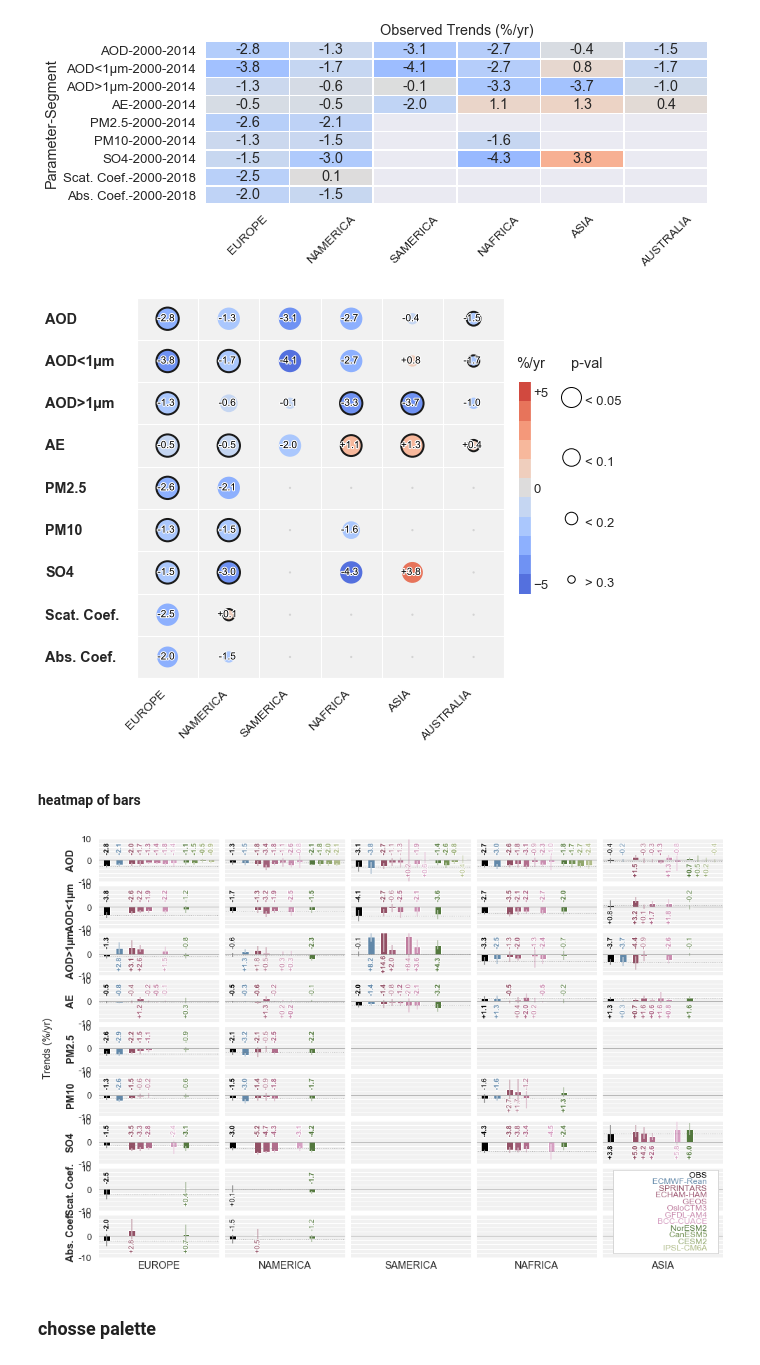
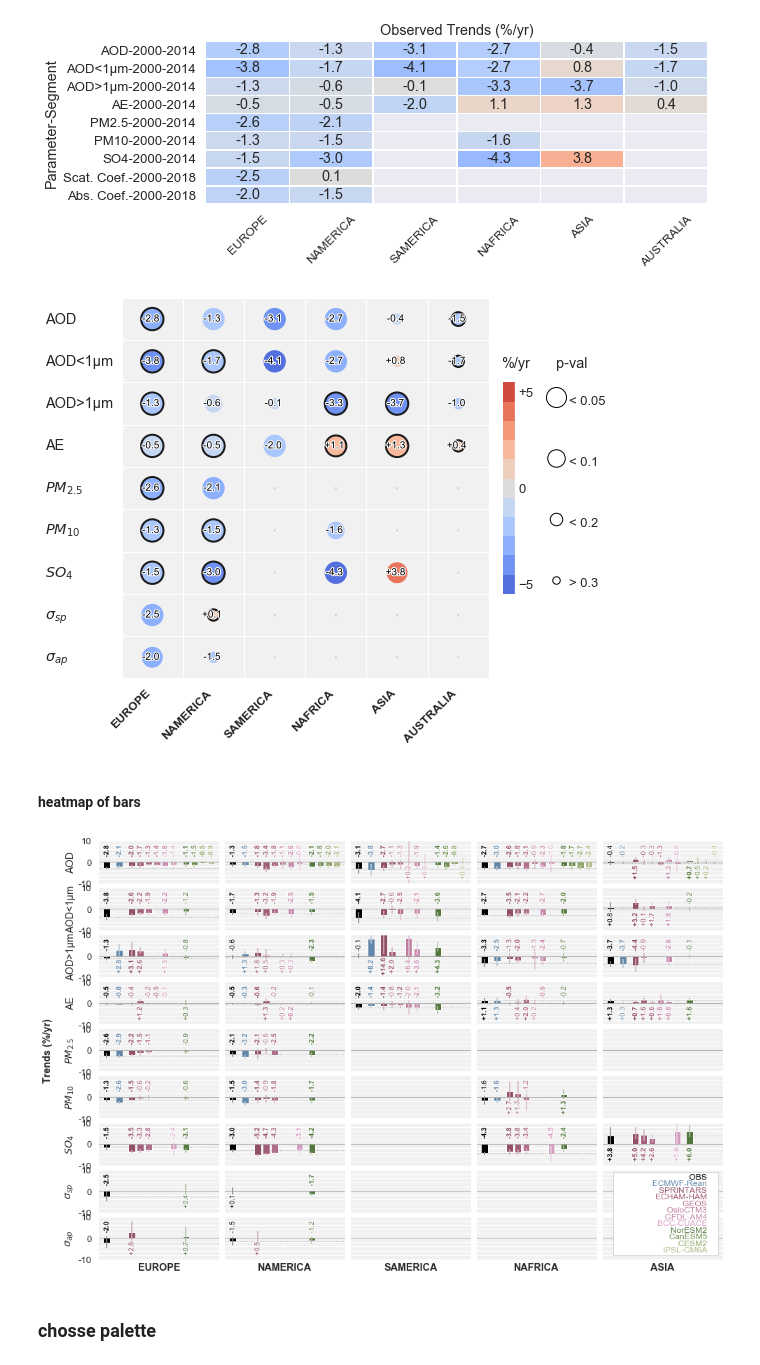
Before and after one commit to AugustinMortier/aerosol_trends, a Jupyter notebook: scripts/heatmap.ipynb, the cells around one changed output. Drawn from its saved outputs; the diff is of its cells as text; code cells hidden in the pictures.

```diff
--- a/scripts/heatmap.ipynb
+++ b/scripts/heatmap.ipynb
@@ -434,7 +434,7 @@ def heatmap(x, y, **kwargs):
             plt.text(x_to_num[x[i]]-0.15,y_to_num[y[i]]-0.4,by, fontsize=8)
 
     ax.set_xticks([v for k,v in x_to_num.items()])
-    ax.set_xticklabels([k for k in x_to_num], rotation=45, horizontalalignment='right')
+    ax.set_xticklabels([k for k in x_to_num], rotation=45, horizontalalignment='right', fontweight='bold')
     ax.set_yticks([v for k,v in y_to_num.items()])
     ax.set_yticklabels([k for k in y_to_num])
 
@@ -537,11 +537,23 @@ def heatmap(x, y, **kwargs):
         else:
             x_ylabels = -3
         if 'group_segments' in kwargs:
-            x_ylabels = -2
+            x_ylabels = -1.75
 
         for i, h in enumerate(heights):
             props = dict(facecolor='white', alpha=0.5, clip_box=[[-2, ytxts[i]],[0, ytxts[i]-heights[i]]])
-            ax.text(x_ylabels,ytxts[i] - heights[i]/2 +0.4,variables[i],weight="bold", bbox=props)
+            if variables[i]=='Scat. Coef.':
+               variables[i]='$\sigma_{sp}$'
+            if variables[i]=='Abs. Coef.':
+               variables[i]='$\sigma_{ap}$'
+            if variables[i]=='SO4':
+               variables[i]='$SO_{4}$'
+            if variables[i]=='PM10':
+               variables[i]='$PM_{10}$'
+            if variables[i]=='PM2.5':
+               variables[i]='$PM_{2.5}$'
+
+
+            ax.text(x_ylabels,ytxts[i] - heights[i]/2 +0.4,variables[i],weight="normal", bbox=props)
 
             if 'group_segments' not in kwargs:
                 xbar = np.arange(x_ylabels,0)
@@ -656,7 +668,7 @@ for parameter in parameters:
         xl = xl.split('_')[0]
         xl = xl.split('-')[0]
         xlabs[i].set_text(xl)
-    ax.set_xticklabels(xlabs, rotation = 45, fontsize = 12)
+    ax.set_xticklabels(xlabs, rotation = 45, fontsize = 12, fontweigth='bold')
 
     #change size of the figure
     fig = plt.gcf()
@@ -1056,7 +1061,7 @@ fig = plt.gcf()
 fig.set_size_inches(8, 7)
 plt.savefig('figs/heatmaps/OBS.png', dpi=300, bbox_inches='tight')
 # %% [output]
-[figure, old version]
+[figure, new version]
 # %% [markdown]
 #### heatmap of bars
 # %%
@@ -1163,9 +1168,21 @@ for il, parameter in enumerate(parameters):
         bars, yerrs, colors, ecolors = plot_bars(ax, RSLP, parameter, region, err=ERR, pval=PVAL)
         #plot labels
         if ic==0:
-            ax.set_ylabel(parameter, fontweight='bold')
+            labp = parameter
+            if labp=='PM2.5':
+                labp = '$PM_{2.5}$'
+            if labp=='PM10':
+                labp = '$PM_{10}$'
+            if labp=='SO4':
+                labp = '$SO_{4}$'
+            if labp=='Scat. Coef.':
+                labp = '$\sigma_{sp}$'
+            if labp=='Abs. Coef.':
+                labp = '$\sigma_{ap}$'
+
+            ax.set_ylabel(labp, fontweight='normal')
         if il==len(parameters)-1:
-            ax.set_xlabel(region)
+            ax.set_xlabel(region, fontweight='bold')
 
 #change size of the figure
 # hide tick and tick label of the big axes
@@ -1173,29 +1190,6 @@ plt.tick_params(labelcolor=None, top=False, bottom=False, left=False, right=Fals
 plt.grid(False)
 plt.xticks([])
 plt.yticks([])
-
-
-
-'''
-#add legend with model names
-x0, y0 = 1.025, 0.6
-dy = 0.025
-sources = ['OBS']
-sources.extend(all_mods)
-ly0 = 0.6
-grp = ''
-for i, source in enumerate(sources):
-    if source!='OBS':
-        txt = get_all_mods()[source]['name']
-    else:
-        txt = 'OBS'
-    #txt = txt.split('-')[0]
-    plt.text(x0,y0-i*dy,txt,color=get_color2_mod(source),fontsize=12)
-    #if source in get_all_mods() and get_all_mods()[source]['group']!=grp:
-    #    plt.vlines(x0,y0-i*dy+0.25,ly0-0.25,colors='gray',lw=2)
-    #    grp = get_all_mods()[source]['group']
-    #    ly0 = y0-i*dy
-'''
 
 
 #add legend with model names
@@ -1203,35 +1197,35 @@ x0, y0 = 0.88, 0.27
 dy = 0.012
 sources = ['OBS']
 sources.extend(all_mods)
 ly0 = 0.6
 grp = ''
 for i, source in enumerate(sources):
     if source!='OBS':
         txt = get_all_mods()[source]['name']
     else:
         txt = 'OBS'
     plt.gcf().text(x0,y0-i*dy,'{:>20}'.format(txt),color=get_color2_mod(source),fontsize=12, ha='right', zorder=100, transform=fig.transFigure, figure=fig)
 
 #draw filled rectangle below that
 import matplotlib.patches as patches
 width, height = 0.13, 0.15
 fig.patches.extend([plt.Rectangle((1-width-0.106,0.1320),width,height,
                                   fill=True, ec='lightgray', fc='white', alpha=1, zorder=99,
                                   transform=fig.transFigure, figure=fig)])
 
 
 #set ylabel for the plot
-plt.ylabel('Trends (%/yr)',labelpad=65)
+plt.ylabel('Trends (%/yr)',labelpad=65,fontweight='bold')
 
 fx = 1.0
 fig.set_size_inches(16*fx,16*fx)
 fig = plt.gcf()
 plt.savefig('figs/heatmaps/BARS.png', dpi=300, bbox_inches='tight')
 
 fig.set_size_inches(16*fx,11*fx)
 plt.savefig('figs/heatmaps/BARS-16x9.png', dpi=300, bbox_inches='tight')
 # %% [output]
-[figure, old version]
+[figure, new version]
 # %% [markdown]
 ### chosse palette
 # %%
```
Also changed, not shown: parts of 1 cell of this notebook, 6 other files.
